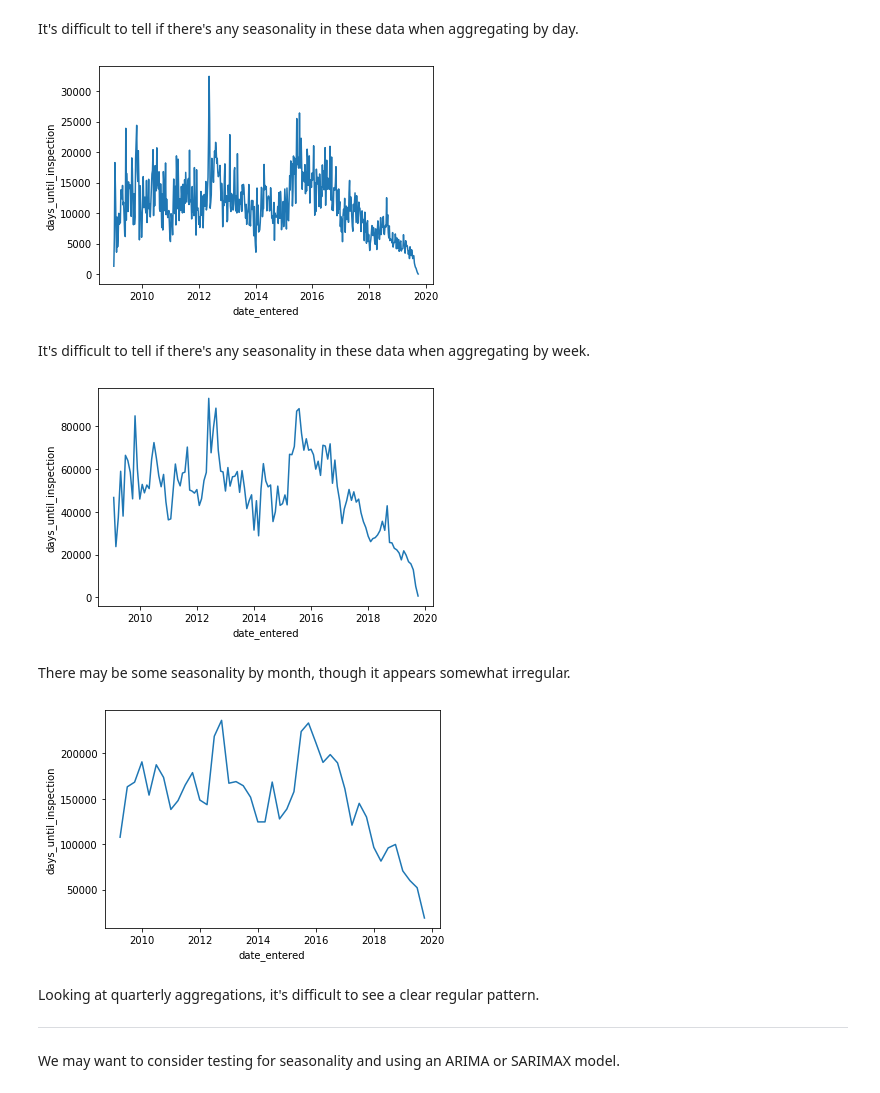
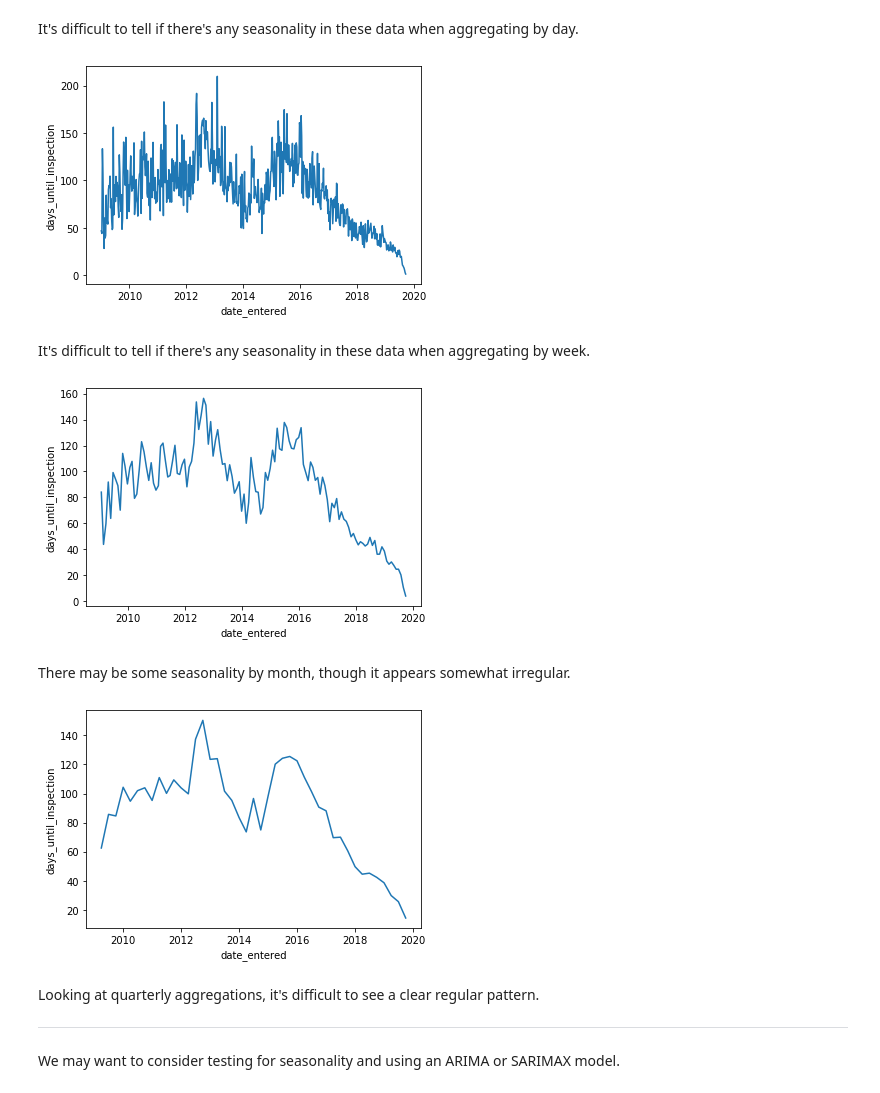
Before and after one commit to Shaddyjr/dob_complaints, a Jupyter notebook: mahdi/dob_complaints.ipynb, the cells around one changed output. Drawn from its saved outputs; the diff is of its cells as text; code cells hidden in the pictures.

```diff
--- a/mahdi/dob_complaints.ipynb
+++ b/mahdi/dob_complaints.ipynb
@@ -202,26 +202,26 @@ We must consider the recency of the tail end, however, since these complaints ar
 It's difficult to tell if there's any seasonality in these data when aggregating by day.
 # %%
 # by week
-db_time_by_week = db_with_time_index.resample("W").sum()
+db_time_by_week = db_with_time_index.resample("W").mean()
 sns.lineplot(y = db_time_by_week["days_until_inspection"], x = db_time_by_week.index);
 # %% [output]
-[figure, old version]
+[figure, new version]
 # %% [markdown]
 It's difficult to tell if there's any seasonality in these data when aggregating by week.
 # %%
 # by month
-db_time_by_month = db_with_time_index.resample("M").sum()
+db_time_by_month = db_with_time_index.resample("M").mean()
 sns.lineplot(y = db_time_by_month["days_until_inspection"], x = db_time_by_month.index);
 # %% [output]
-[figure, old version]
+[figure, new version]
 # %% [markdown]
 There may be some seasonality by month, though it appears somewhat irregular.
 # %%
 # by quarter
-db_time_by_Q = db_with_time_index.resample("Q").sum()
+db_time_by_Q = db_with_time_index.resample("Q").mean()
 sns.lineplot(y = db_time_by_Q["days_until_inspection"], x = db_time_by_Q.index);
 # %% [output]
-[figure, old version]
+[figure, new version]
 # %% [markdown]
 Looking at quarterly aggregations, it's difficult to see a clear regular pattern.
 
```
Also changed, not shown: parts of 38 cells of this notebook.
